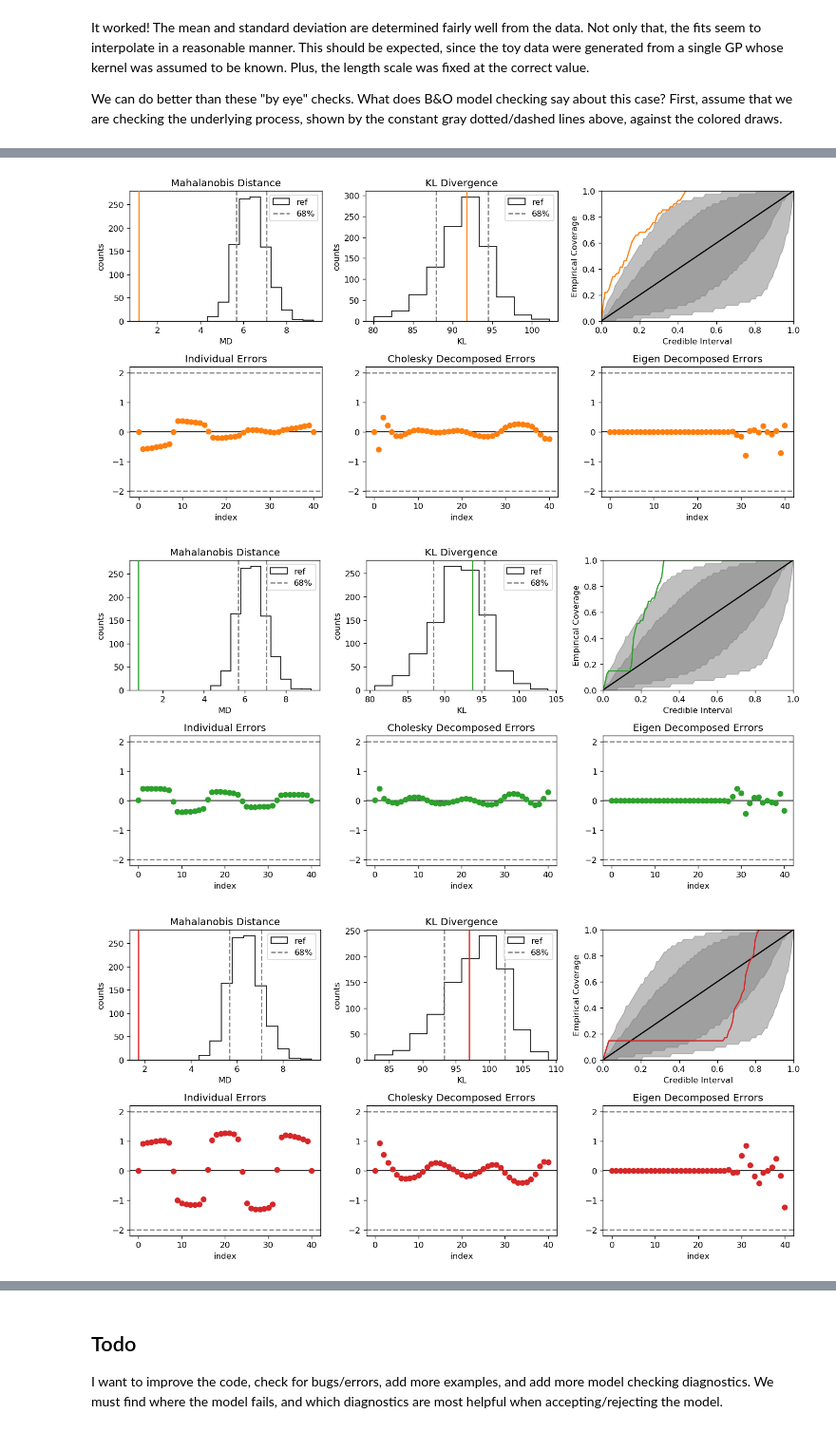
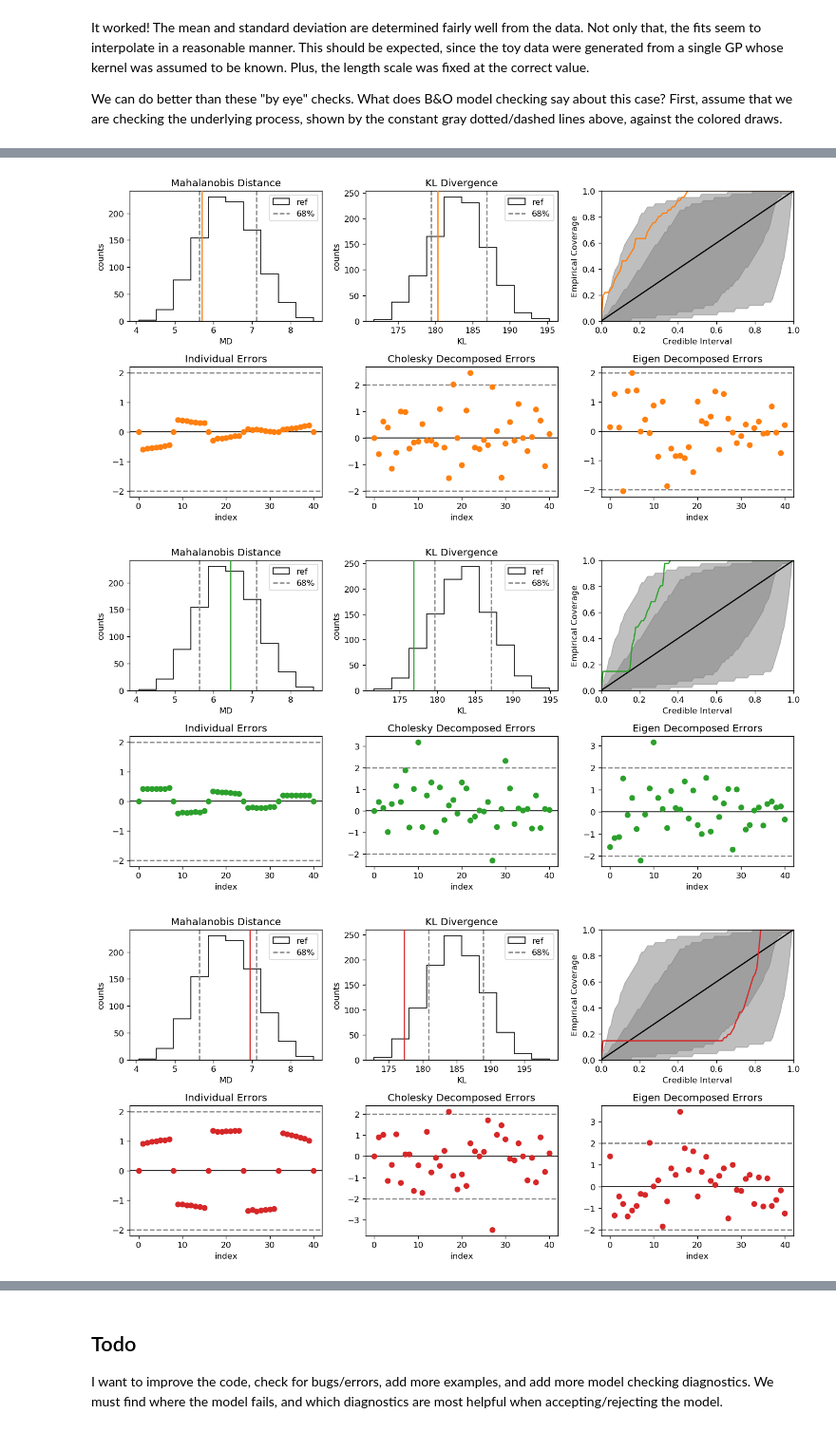
Before and after one commit to buqeye/gsum, a Jupyter notebook: gsum/examples/model_checking_tests.ipynb, the cells around one changed output, grey strips where cells are left out. Shown at 95% size. Drawn from its saved outputs; the diff is of its cells as text; code cells hidden in the pictures.

Commit message:
Added more docstrings, fixed cycle bug, and fixed conclusion about diagnostics after fixing the nugget problem

```diff
--- a/gsum/examples/model_checking_tests.ipynb
+++ b/gsum/examples/model_checking_tests.ipynb
@@ -405,0 +414,9 @@ Begin by drawing a set of curves from a GP, then pick a set of points to fit to.
+# %%
+X_full = np.atleast_2d(np.linspace(0, 10, 41)).T
+mask = np.array([i % 8 == 0 for i in range(len(X_full))])
+
+n_samples = 4
+n_ref = 1000
+seed = 2
+nugget_sd = 1e-4
+true_kernel = C(1.0, (1e-3, 1e3)) * RBF(3, (1e-2, 1e2)) + WhiteKernel(nugget_sd**2)
@@ -406,15 +425,9 @@ Begin by drawing a set of curves from a GP, then pick a set of points to fit to.
 # %%
-# x = np.atleast_2d(np.linspace(0, 10, 11)).T
-X_full = np.atleast_2d(np.linspace(0, 10, 41)).T
-mask = np.array([i % 8 == 0 for i in range(len(X_full))])
-
 # Instantiate a Gaussian Process model
-true_kernel = C(1.0, (1e-3, 1e3)) * RBF(3, (1e-2, 1e2))
-gp = GaussianProcessRegressor(kernel=true_kernel, n_restarts_optimizer=9)
-toy_data_full = gp.sample_y(X_full, n_samples=4, random_state=2).T
+gp = GaussianProcessRegressor(kernel=true_kernel, n_restarts_optimizer=9, optimizer=None)
+toy_data_full = gp.sample_y(X_full, n_samples=n_samples, random_state=seed).T
 mean_full, cov_full = gp.predict(X_full, return_cov=True)
 
-print(toy_data_full.shape)
 toy_data = toy_data_full[:, mask]
 mean = mean_full[mask]
 cov = cov_full[mask][:, mask]
@@ -422,5 +435,4 @@ X = X_full[mask]
 
 plt.plot(X_full.ravel(), toy_data_full.T);
 plt.plot(X.ravel(), toy_data.T, ls='', marker='o', fillstyle='none', markersize=10, c='gray');
-# plt.plot(X.ravel(), y, marker='o')
 # %% [output]
@@ -429,7 +440,8 @@ plt.plot(X.ravel(), toy_data.T, ls='', marker='o', fillstyle='none', markersize=
 # %% [markdown]
 Now if we take the data shown above, estimate the hyperparameters using conjugacy, and fit to the data, we get the plot shown below:
 # %%
-kernel = C(1.0, (1e-3, 1e3)) * RBF(3, (1e-2, 1e2)) + WhiteKernel(1e-5)
+# kernel = C(1.0, (1e-3, 1e3)) * RBF(3, (1e-2, 1e2)) + WhiteKernel(1e-8)
+kernel = true_kernel
 my_gp = GP(kernel)
 my_gp.fit(X, toy_data)
 X_new = X_full
@@ -469,0 +494,6 @@ They each are within errors, as expected. What if we performed the same model ch
+# %%
+np.random.seed(seed)
+gp = GP(kernel)
+gpmc = GPModelChecking(np.zeros(m_pred.shape[1]), K_pred + nugget_sd**2 * np.eye(K_pred.shape[0]))
+gd = GraphicalDiagnostic(gpmc, toy_data_full - m_pred, nref=n_ref)
+gd.plotzilla(X_new, gp, predict=True);
@@ -473,10 +509,11 @@ gp = GP(kernel)
 new_colors = ['#1f77b4', '#ff7f0e', '#2ca02c', '#d62728',
               '#9467bd', '#8c564b', '#e377c2', '#7f7f7f',
               '#bcbd22', '#17becf']
-for i in range(len(toy_data)):
-    np.random.seed(1)
+
+for i, color in zip(range(len(toy_data)), cycle(new_colors)):
+    np.random.seed(seed)
     # print('curve ' + str(i))
-    gpmc = GPModelChecking(m_pred[i], K_pred + 1e-7 * np.eye(K_pred.shape[0]))
-    gd = GraphicalDiagnostic(gpmc, toy_data_full[i], colors=[new_colors[i]])
+    gpmc = GPModelChecking(m_pred[i], K_pred + nugget_sd**2 * np.eye(K_pred.shape[0]))
+    gd = GraphicalDiagnostic(gpmc, toy_data_full[i], nref=n_ref, colors=[color])
     gd.plotzilla(X_new, gp, predict=True);
 # %% [output]
@@ -484,3 +521,3 @@ for i in range(len(toy_data)):
-[figure, old version]
+[figure, new version]
-[figure, old version]
+[figure, new version]
-[figure, old version]
+[figure, new version]
```
Also changed, not shown: parts of 19 cells of this notebook.
